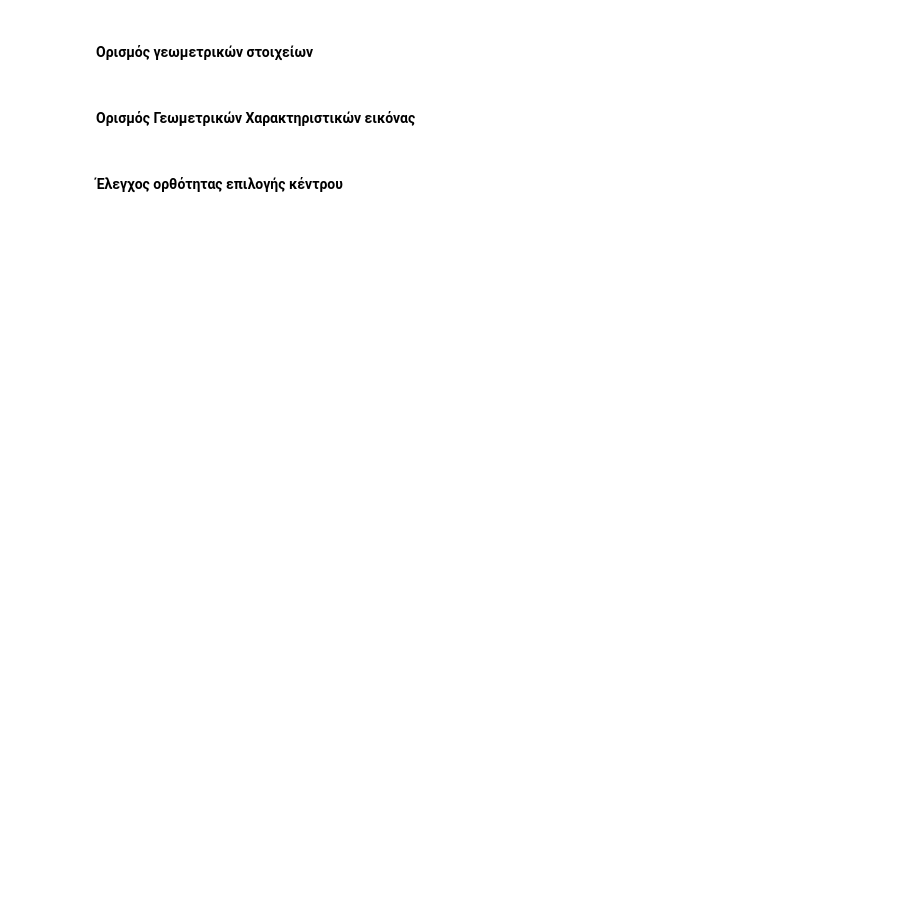
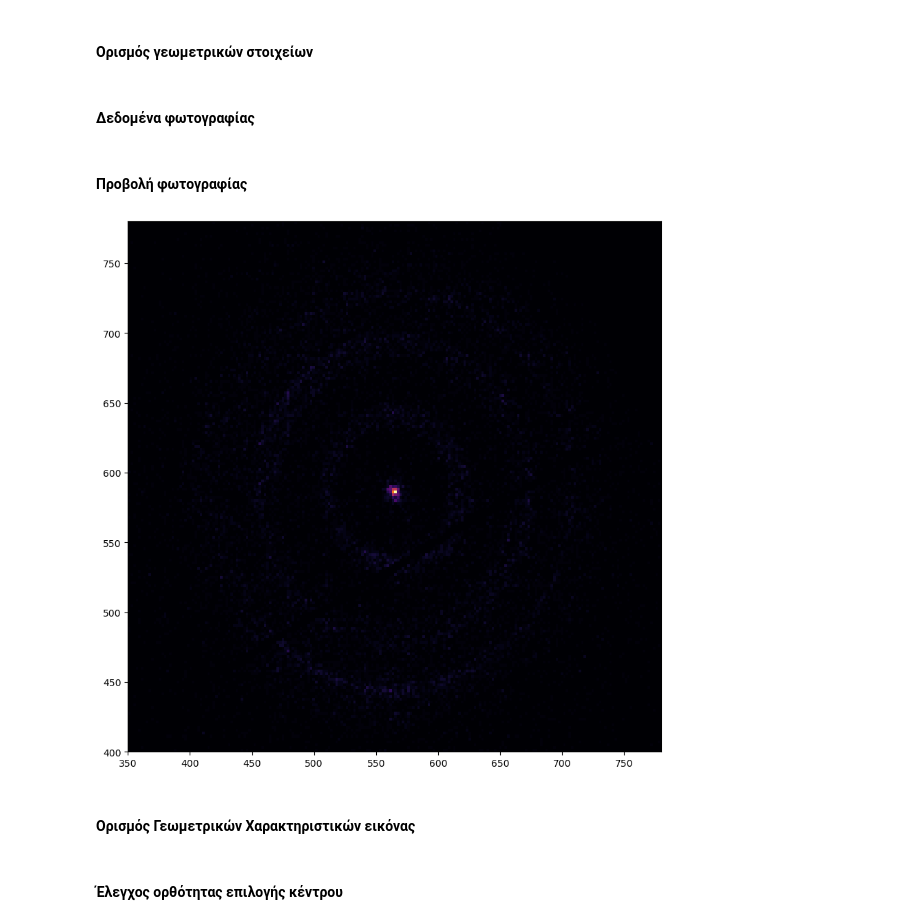
Before and after one commit to xmamalou/astrolab-team-exercise, a Jupyter notebook: thing.ipynb, the cells around one changed output. Cells and saved outputs as stored; diff of their text form; code cells hidden in the pictures; blank space fills up the shorter version.

```diff
--- a/thing.ipynb
+++ b/thing.ipynb
@@ -48,3 +29,5 @@ class Circle:
 
     def are_points_in_circle(self, points):
         return [self.is_point_in_circle(point) for point in points]
+# %% [markdown]
+#### Δεδομένα φωτογραφίας
@@ -51,3 +43,20 @@ class Circle:
+# %% [markdown]
+#### Προβολή φωτογραφίας
+# %%
+star_x_coords = star_data['X']
+star_y_coords = star_data['Y']
+
+star_x_limits = Point(350, 780)
+star_y_limits = Point(400, 780)
+
+plt.close('all')
+plt.figure(1,figsize=(10,10))
+plt.hist2d(star_x_coords, star_y_coords, bins=300, cmap='inferno')
+plt.xlim(star_x_limits.x, star_x_limits.y)
+plt.ylim(star_y_limits.x, star_y_limits.y)
+plt.show()
+# %% [output]
+[figure, added]
 # %% [markdown]
 #### Ορισμός Γεωμετρικών Χαρακτηριστικών εικόνας
 # %%
```
Also changed, not shown: parts of 8 cells of this notebook.
